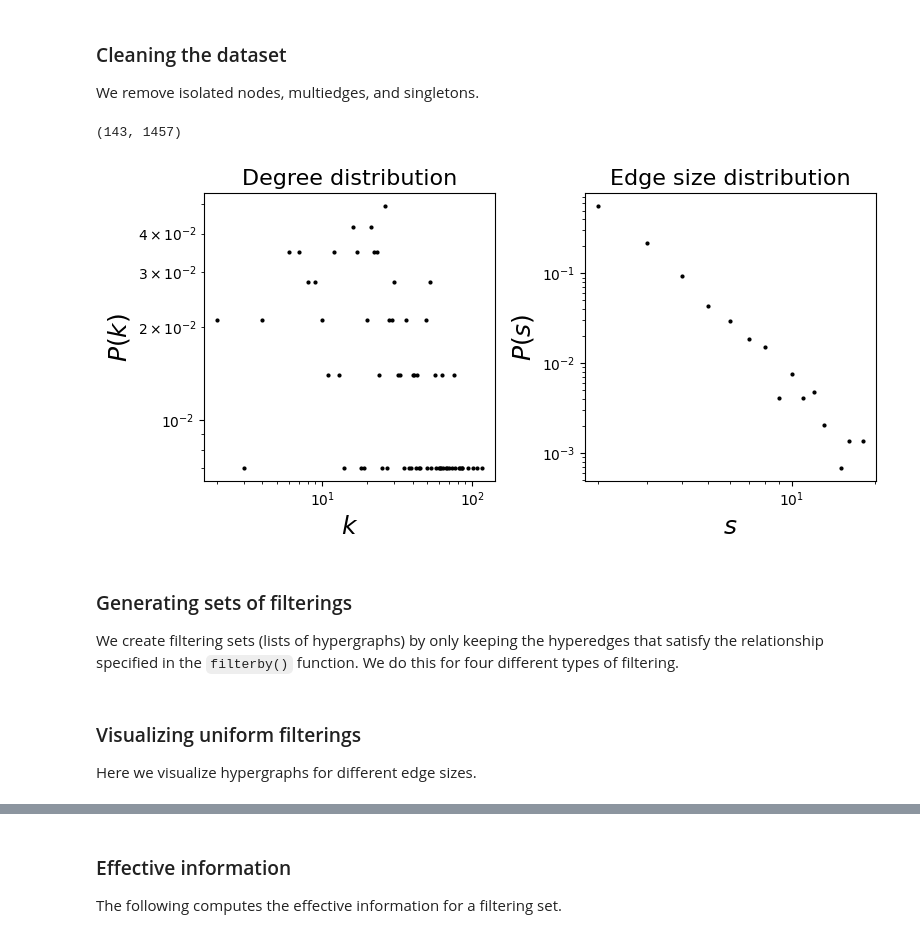
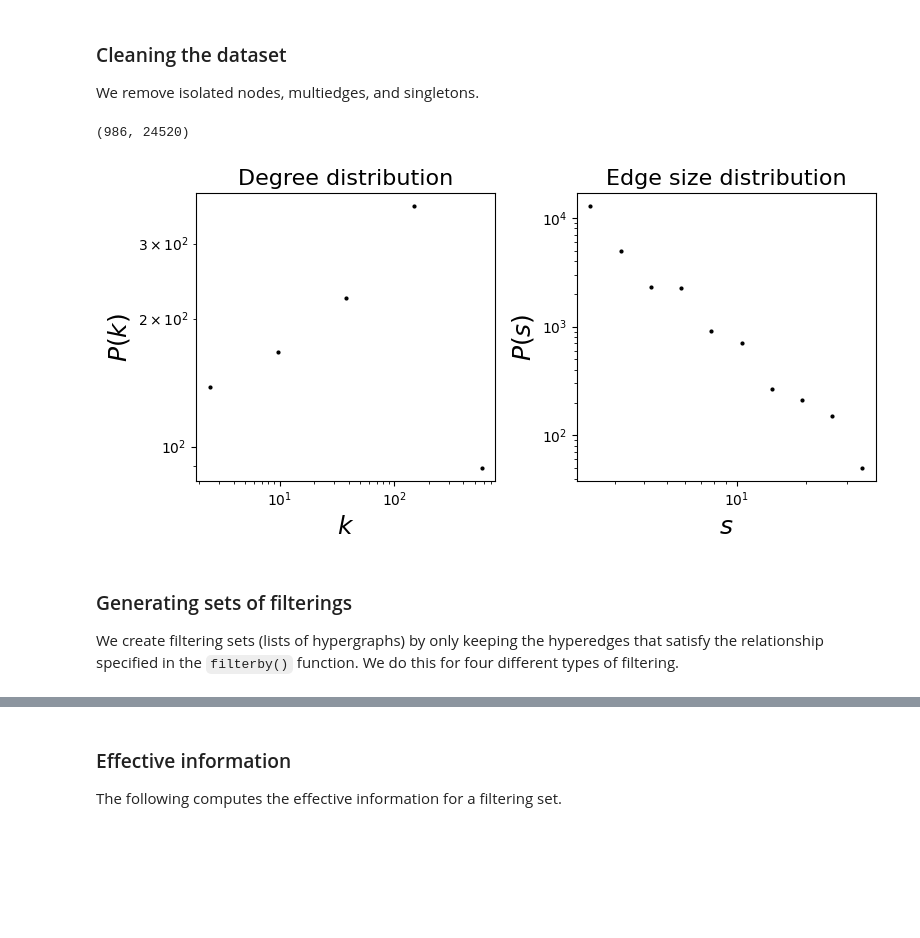
Before and after one commit to nwlandry/filtering-higher-order-datasets, a Jupyter notebook: filtering_notebook.ipynb, the cells around one changed output, grey strips where cells are left out. Drawn from its saved outputs; the diff is of its cells as text; code cells hidden in the pictures; blank space fills up the shorter version.

```diff
--- a/filtering_notebook.ipynb
+++ b/filtering_notebook.ipynb
@@ -38,13 +38,14 @@ We load all the datasets in this study from the [xgi-data repository](https://gi
 # Load dataset
 
 dataset_name = "email-enron"
-# dataset_name = "email-eu"
+dataset_name = "email-eu"
 # dataset_name = "disgenenet"
 # dataset_name = "diseasome"
 # dataset_name = "contact-primary-school"
 # dataset_name = "contact-high-school"
+max_order = {"email-enron": 17, "email-eu": 39}
 
-dataset = xgi.load_xgi_data(dataset_name, max_order=17)
+dataset = xgi.load_xgi_data(dataset_name, max_order=max_order[dataset_name])
 # %% [markdown]
 ### Cleaning the dataset
 
@@ -68,32 +69,32 @@ dataset.cleanup()
 nodes = list(dataset.nodes)
 (dataset.num_nodes, dataset.num_edges)
 # %% [output]
-(143, 1457)
+(986, 24520)
 # %%
 # Here we plot the degree and edge size distributions
 axis_label_fontsize = 18
 title_fontsize = 16
 
 plt.figure(figsize=(8, 4))
 
 plt.subplot(121)
-degrees, counts = np.unique(dataset.nodes.degree.asnumpy(), return_counts=True)
-plt.loglog(degrees, counts / dataset.num_nodes, "ko", markersize=2)
+data = dataset.nodes.degree.ashist(log_binning=True, bins=5)
+plt.loglog(data["bin_center"], data["value"], "ko", markersize=2)
 plt.title("Degree distribution", fontsize=title_fontsize)
 plt.xlabel(r"$k$", fontsize=axis_label_fontsize)
 plt.ylabel(r"$P(k)$", fontsize=axis_label_fontsize)
 
 plt.subplot(122)
-sizes, counts = np.unique(dataset.edges.size.asnumpy(), return_counts=True)
-plt.loglog(sizes, counts / dataset.num_edges, "ko", markersize=2)
+data = dataset.edges.size.ashist(log_binning=True, bins=10)
+plt.loglog(data["bin_center"], data["value"], "ko", markersize=2)
 plt.title("Edge size distribution", fontsize=title_fontsize)
 plt.xlabel(r"$s$", fontsize=axis_label_fontsize)
 plt.ylabel(r"$P(s)$", fontsize=axis_label_fontsize)
 
 plt.tight_layout()
 plt.show()
 # %% [output]
-[figure, old version]
+[figure, new version]
 # %% [markdown]
 ### Generating sets of filterings
 
@@ -125,7 +126,3 @@ filterings = {
     "LEQ": leq_filtering,
     "exclusion": exclusion_filtering,
 }
-# %% [markdown]
-### Visualizing uniform filterings
-
-Here we visualize hypergraphs for different edge sizes.
```
Also changed, not shown: parts of 8 cells of this notebook.
